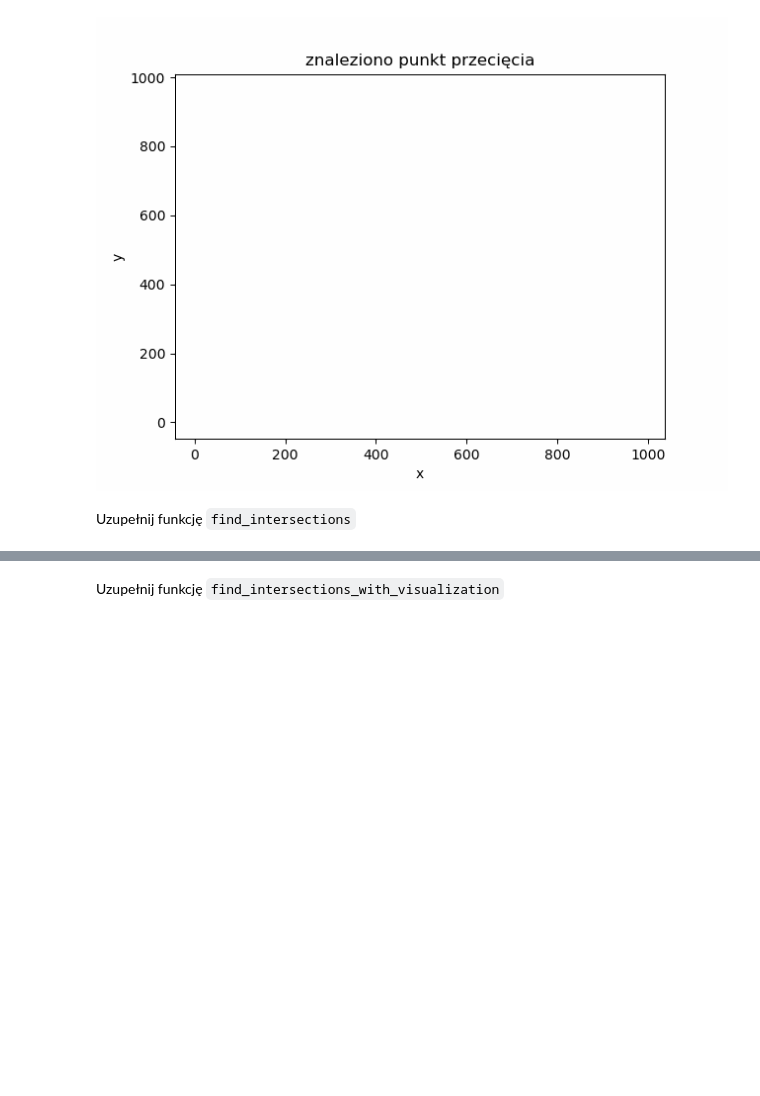
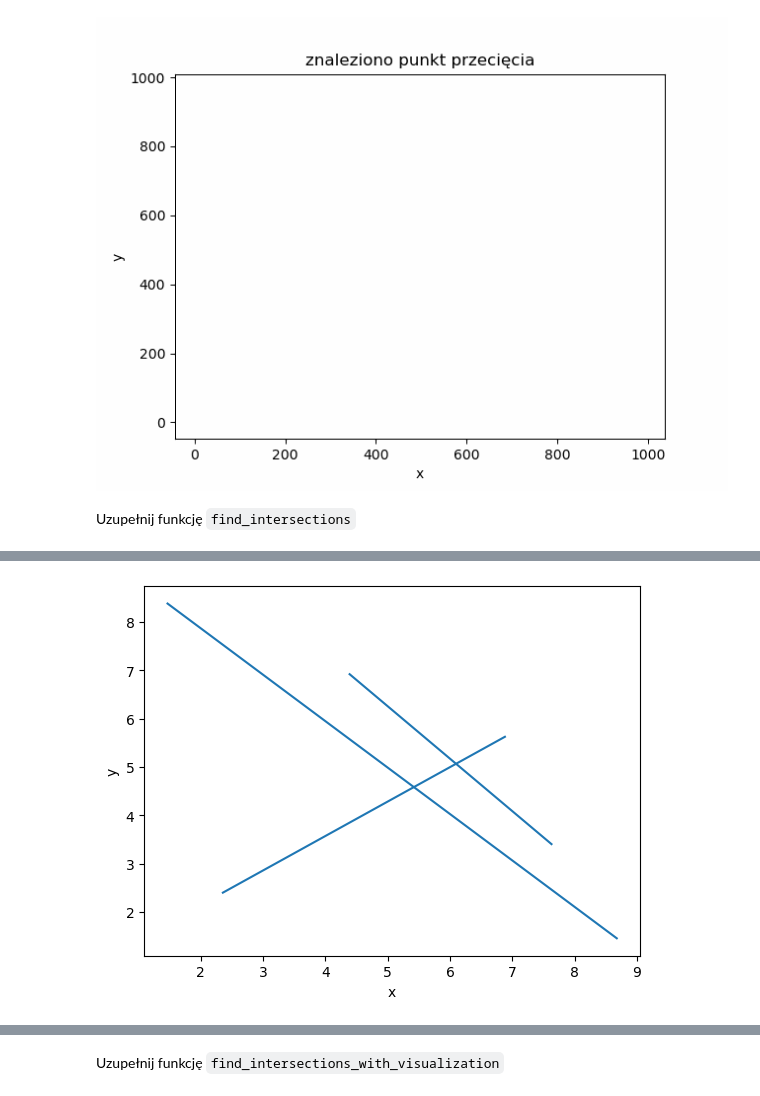
Before and after one commit to WSm-77/geometric_algorithms, a Jupyter notebook: lab4/main.ipynb, the cells around one changed output, grey strips where cells are left out. Drawn from its saved outputs; the diff is of its cells as text; code cells hidden in the pictures; blank space fills up the shorter version.

```diff
--- a/lab4/main.ipynb
+++ b/lab4/main.ipynb
@@ -863,0 +1102,8 @@ def find_intersections(segments):
+# %%
+# TODO: remove
+%matplotlib inline
+vis = Visualizer()
+vis.add_line_segment(segments)
+vis.show()
+# %% [output]
+[figure, added]
```
Also changed, not shown: parts of 9 cells of this notebook.
